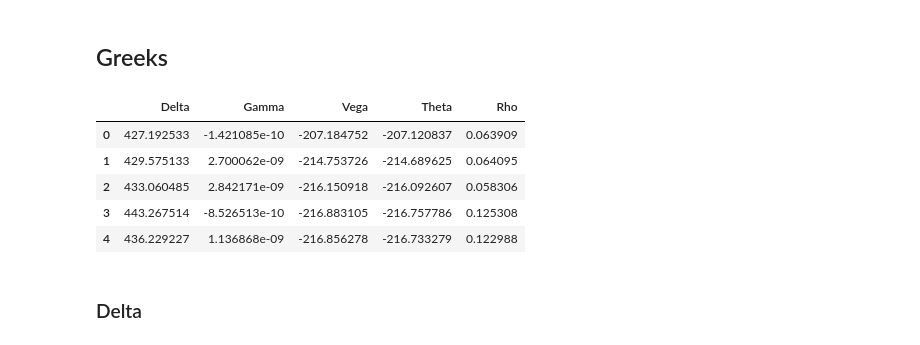
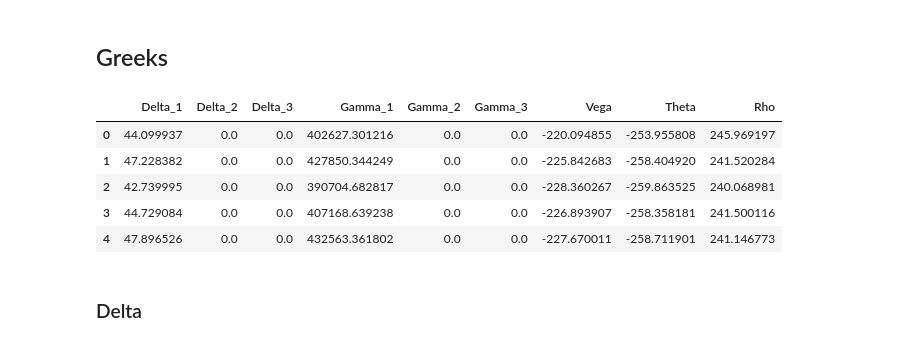
Before and after one commit to majulahsingapuri/Simulation-in-Finance, a Jupyter notebook: sim.ipynb, the cells around one changed output. Cells and saved outputs as stored; diff of their text form; code cells hidden in the pictures.

Commit message:
fix greeks

```diff
--- a/sim.ipynb
+++ b/sim.ipynb
@@ -338,7 +351,7 @@ px.line(merged,
 # %% [markdown]
 ## Greeks
 # %%
-expected_payoffs_greeks = np.zeros(shape=(9, m))
+expected_payoffs_greeks = np.zeros(shape=(13, m))
 h = 0.02
 p = 3
 z = np.random.multivariate_normal(mean=np.zeros(p), cov=np.identity(p), size=m)
@@ -348,51 +361,63 @@ for t in tqdm(range(m), leave=False):
     r = calc_rates(t, m, rates)
 
     paths = n_path_sim_greeks(asset_hist=asset_hist,
-                    Nsim=100,
+                    Nsim=50,
                     t=t,
                     r=r,
                     dt=dt,
                     p=3,
                     m=m,
-                    h_=h,
+                    h=h,
                     sim_func=multi_asset_GBM,
                     z=z[t:]
                     )
 
-    for i in range(9):
+    for i in range(13):
         expected_payoffs_greeks[i][t] = expected_payoff(payoff(paths[i], K, Barrier, m-t), r=r, T=T, t=t*dt)
 # %%
 greeks_df = pd.DataFrame(
     np.concatenate(
         (
             (
-                (expected_payoffs_greeks[2] - expected_payoffs_greeks[1])/(2 * h)
+                (expected_payoffs_greeks[1] - expected_payoffs_greeks[2])/(2 * h)
             ).reshape(1, m),
             (
-                (expected_payoffs_greeks[2] - ( 2 * expected_payoffs_greeks[0] ) + expected_payoffs_greeks[1])/ np.square(h)
+                (expected_payoffs_greeks[3] - expected_payoffs_greeks[4])/(2 * h)
             ).reshape(1, m),
             (
-                (expected_payoffs_greeks[4] - expected_payoffs_greeks[3])/(2 * h)
+                (expected_payoffs_greeks[5] - expected_payoffs_greeks[6])/(2 * h)
             ).reshape(1, m),
             (
-                (expected_payoffs_greeks[6] - expected_payoffs_greeks[5])/(2 * h)
+                (expected_payoffs_greeks[1] - ( 2 * expected_payoffs_greeks[0] ) + expected_payoffs_greeks[2])/ np.square(h)
             ).reshape(1, m),
             (
-                (expected_payoffs_greeks[8] - expected_payoffs_greeks[7])/(2 * h)
+                (expected_payoffs_greeks[3] - ( 2 * expected_payoffs_greeks[0] ) + expected_payoffs_greeks[4])/ np.square(h)
+            ).reshape(1, m),
+            (
+                (expected_payoffs_greeks[5] - ( 2 * expected_payoffs_greeks[0] ) + expected_payoffs_greeks[6])/ np.square(h)
+            ).reshape(1, m),
+            (
+                (expected_payoffs_greeks[7] - expected_payoffs_greeks[8])/(2 * h)
+            ).reshape(1, m),
+            (
+                (expected_payoffs_greeks[9] - expected_payoffs_greeks[10])/(2 * h)
+            ).reshape(1, m),
+            (
+                (expected_payoffs_greeks[11] - expected_payoffs_greeks[12])/(2 * h)
             ).reshape(1, m),
         ),
         axis=0
     ).T,
-    columns=["Delta", "Gamma", "Vega", "Theta", "Rho"]
+    columns=["Delta_1", "Delta_2", "Delta_3", "Gamma_1", "Gamma_2", "Gamma_3", "Vega", "Theta", "Rho"]
 )
 greeks_df.head()
 # %% [output]
-|  | Delta | Gamma | Vega | Theta | Rho |
-| 0 | 427.192533 | -1.421085e-10 | -207.184752 | -207.120837 | 0.063909 |
-| 1 | 429.575133 | 2.700062e-09 | -214.753726 | -214.689625 | 0.064095 |
-| 2 | 433.060485 | 2.842171e-09 | -216.150918 | -216.092607 | 0.058306 |
-| 3 | 443.267514 | -8.526513e-10 | -216.883105 | -216.757786 | 0.125308 |
-| 4 | 436.229227 | 1.136868e-09 | -216.856278 | -216.733279 | 0.122988 |
+|  | Delta_1 | Delta_2 | Delta_3 | Gamma_1 | Gamma_2 | Gamma_3 | Vega | Theta | Rho |
+| 0 | 44.099937 | 0.0 | 0.0 | 402627.301216 | 0.0 | 0.0 | -220.094855 | -253.955808 | 245.969197 |
+| 1 | 47.228382 | 0.0 | 0.0 | 427850.344249 | 0.0 | 0.0 | -225.842683 | -258.404920 | 241.520284 |
+| 2 | 42.739995 | 0.0 | 0.0 | 390704.682817 | 0.0 | 0.0 | -228.360267 | -259.863525 | 240.068981 |
+| 3 | 44.729084 | 0.0 | 0.0 | 407168.639238 | 0.0 | 0.0 | -226.893907 | -258.358181 | 241.500116 |
+| 4 | 47.896526 | 0.0 | 0.0 | 432563.361802 | 0.0 | 0.0 | -227.670011 | -258.711901 | 241.146773 |
 # %% [markdown]
 ### Delta
 # %%
```
Also changed, not shown: parts of 5 cells of this notebook, 5 other files.
